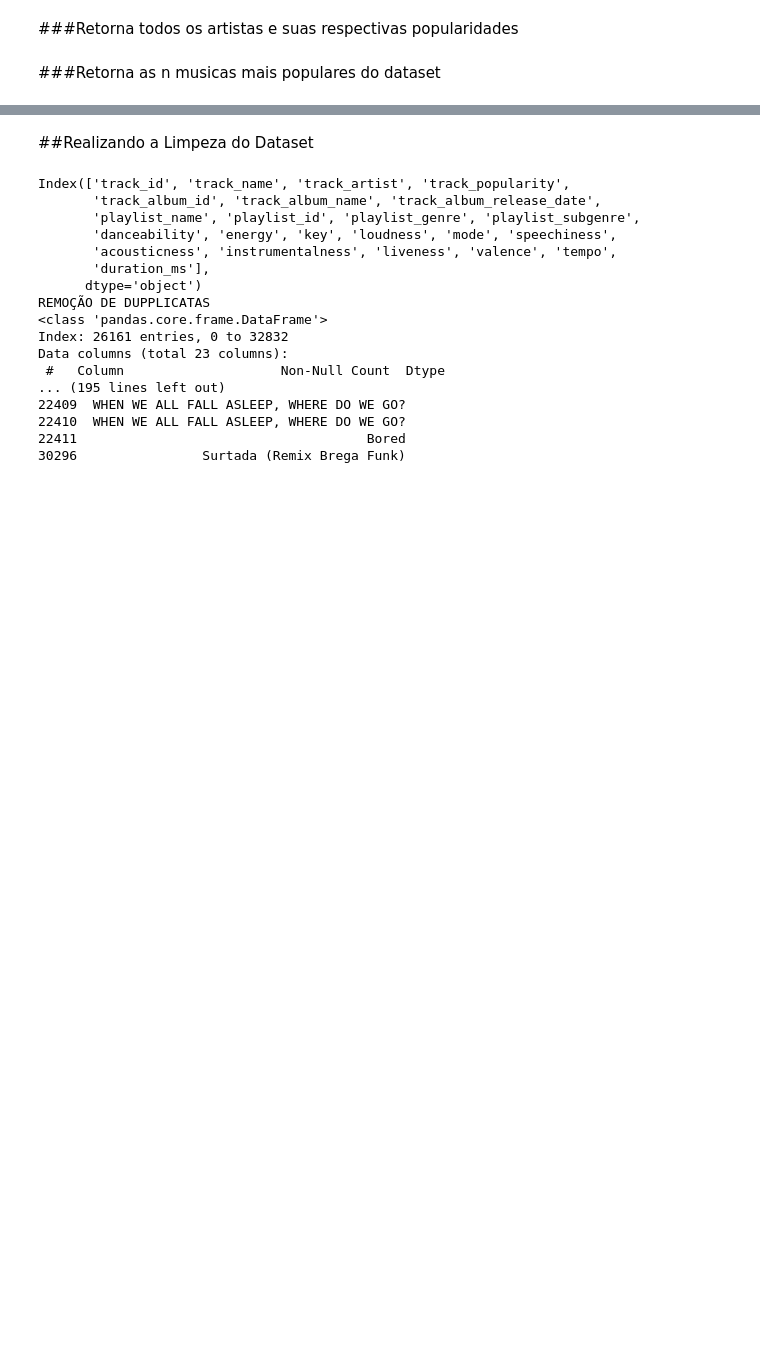
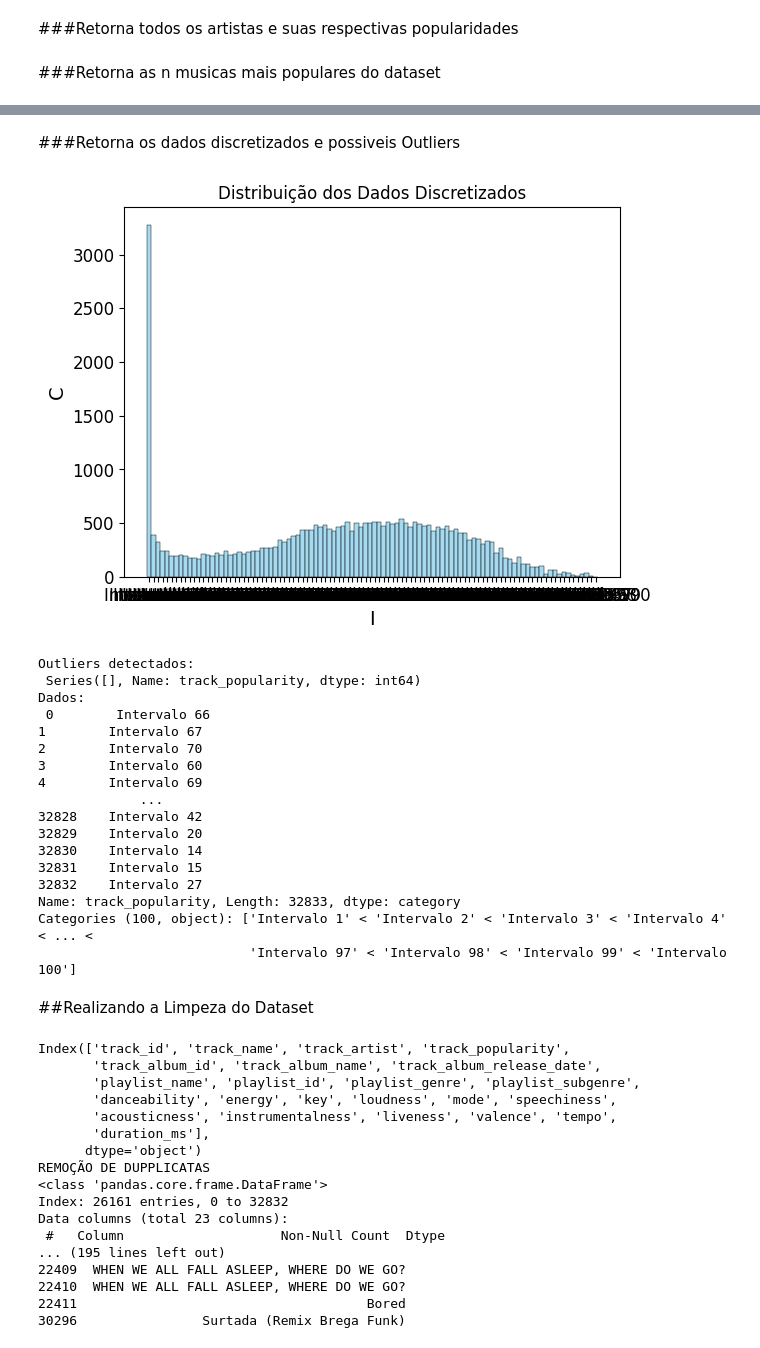
Before and after one commit to Lrs-mtos/song-popularity-ML, a Jupyter notebook: song_popularity.ipynb, the cells around one changed output, grey strips where cells are left out. Cells and saved outputs as stored; diff of their text form; code cells hidden in the pictures; blank space fills up the shorter version.

```diff
--- a/song_popularity.ipynb
+++ b/song_popularity.ipynb
@@ -218,0 +258,3 @@ def getTopSongs(df,n):
+# %%
+songs_cp = songs
+songs_cp = decompositionDateTransform(songs_cp,'track_album_release_date')
@@ -218,0 +303,2 @@ def getTopSongs(df,n):
+# %%
+songs_cp = decompositionMilisecondsTransform(songs_cp,'duration_ms')
@@ -218,0 +351,2 @@ def getTopSongs(df,n):
+# %%
+songs_cp = classifyDuration(songs_cp,'duration_ms')
@@ -219,3 +373,58 @@ def getTopSongs(df,n):
+# %% [markdown]
+###Retorna os dados discretizados e possiveis Outliers
+# %%
+def discretizeAndPossibleOutliers(data, n_bins=10, metodo='quantis'):
+    if metodo == 'quantis':
+        # Discretização baseada em quantis (divide os dados em n_bins intervalos com número igual de dados)
+        bins = np.percentile(data, np.linspace(0, 100, n_bins+1))
+        labels = [f'Intervalo {i+1}' for i in range(n_bins)]
+        data_discretizada = pd.cut(data, bins=bins, labels=labels, include_lowest=True)
+    elif metodo == 'igual':
+        # Discretização por intervalos iguais (divide os dados em n_bins intervalos de tamanho igual)
+        bins = np.linspace(data.min(), data.max(), n_bins+1)
+        labels = [f'Intervalo {i+1}' for i in range(n_bins)]
+        data_discretizada = pd.cut(data, bins=bins, labels=labels, include_lowest=True)
+    else:
+        raise ValueError("ERROR: 'quantis' ou 'igual'.")
+
+    # Visualizar os dados discretizados
+    sns.histplot(data_discretizada, kde=False, discrete=True, color='skyblue')
+    plt.title('Distribuição dos Dados Discretizados')
+    plt.xlabel('I')
+    plt.ylabel('C')
+    plt.show()
+
+    # Identificar outliers (valores fora de 1.5 vezes o intervalo interquartil)
+    Q1 = np.percentile(data, 25)
+    Q3 = np.percentile(data, 75)
+    IQR = Q3 - Q1
+    outliers = data[(data < (Q1 - 1.5 * IQR)) | (data > (Q3 + 1.5 * IQR))]
+
+    return data_discretizada, outliers
+# %%
+discretizada, outliers = discretizeAndPossibleOutliers(songs_cp['track_popularity'], n_bins=100, metodo='igual')
+# Exibir possiveis outliers encontrados
+print(f'Outliers detectados:\n {outliers}')
+print(f'Dados:\n {discretizada}')
+# %% [output]
+[figure, added]
+Outliers detectados:
+ Series([], Name: track_popularity, dtype: int64)
+Dados:
+ 0        Intervalo 66
+1        Intervalo 67
+2        Intervalo 70
+3        Intervalo 60
+4        Intervalo 69
+             ...
+32828    Intervalo 42
+32829    Intervalo 20
+32830    Intervalo 14
+32831    Intervalo 15
+32832    Intervalo 27
+Name: track_popularity, Length: 32833, dtype: category
+Categories (100, object): ['Intervalo 1' < 'Intervalo 2' < 'Intervalo 3' < 'Intervalo 4' < ... <
+                           'Intervalo 97' < 'Intervalo 98' < 'Intervalo 99' < 'Intervalo 100']
 # %% [markdown]
 ##Realizando a Limpeza do Dataset
 # %%
```
Also changed, not shown: parts of 13 cells of this notebook.
